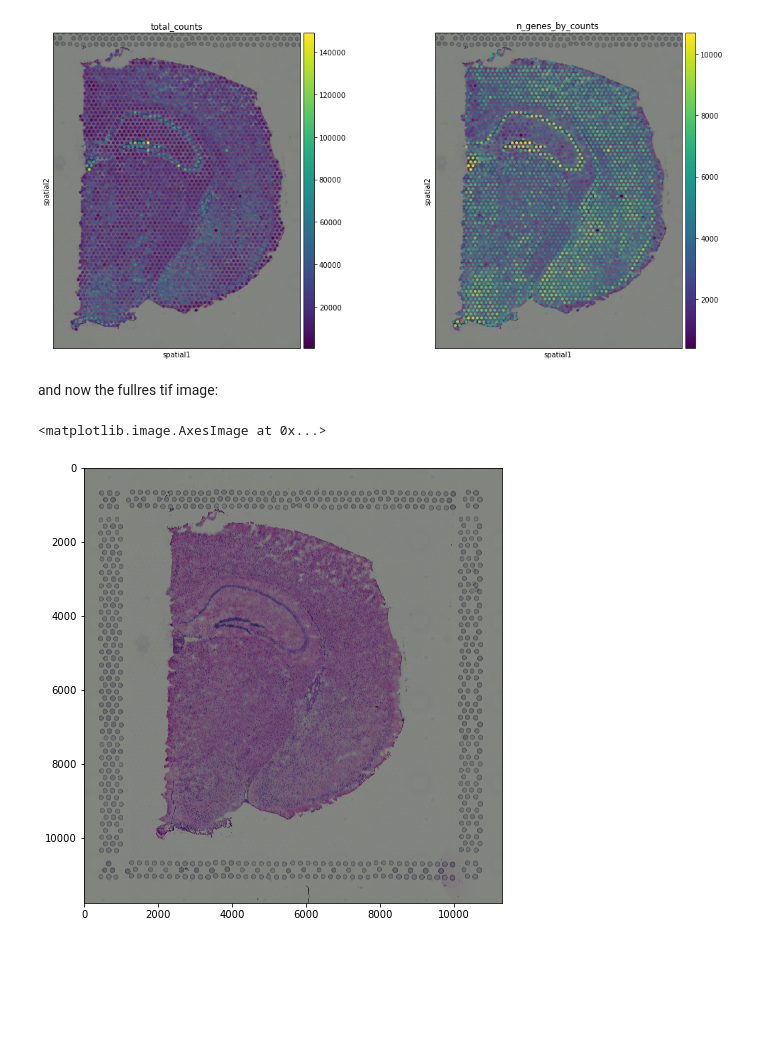
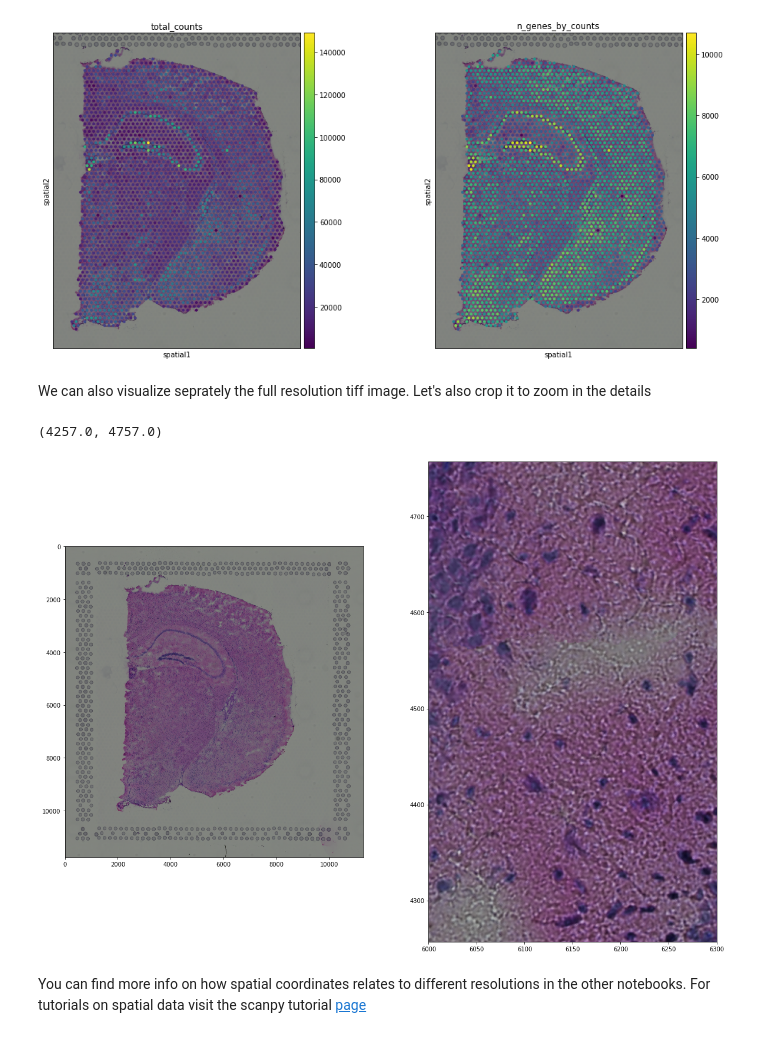
Before and after one commit to scverse/squidpy, a Jupyter notebook: notebooks/available_datasets.ipynb, the cells around one changed output. Saved outputs shown, nothing was run; the diff lists cells and outputs as text; code cells hidden in the pictures; blank space fills up the shorter version.

```diff
--- a/notebooks/available_datasets.ipynb
+++ b/notebooks/available_datasets.ipynb
@@ -13,15 +27,22 @@ In detail, there are the following datasets (`dataset_name` in `dataset_folder`)
 # %%
 import scanpy as sc
 import pandas as pd
+import numpy as np
 import matplotlib.pyplot as plt
 import os
 import imageio
 
+%load_ext autoreload
+%autoreload 2
+%load_ext lab_black
+
 # path to "raw" dataset folder
-BASE_PATH = '../../data' # /storage/groups/ml01/datasets/raw
+BASE_PATH = "/storage/groups/ml01/datasets/raw/20200909_PublicVisium_giovanni.palla"
 # %%
-dataset_name = 'V1_Adult_Mouse_Brain'
-dataset_folder = os.path.join(BASE_PATH, '20191205_10XVisium_MouseBrainCoronal_giovanni.palla')
+dataset_name = "V1_Adult_Mouse_Brain"
+dataset_folder = os.path.join(
+    BASE_PATH, "20191205_10XVisium_MouseBrainCoronal_giovanni.palla"
+)
 # %% [markdown]
 load the data and calculate some basic metrics
 # %%
@@ -57,2 +99,2 @@ load the tiff image
 # %%
-img = imageio.imread(os.path.join(dataset_folder, '{}_image.tif'.format(dataset_name)))
+tiff = imageio.imread(os.path.join(dataset_folder, f"{dataset_name}_image.tif"))
@@ -66,10 +108,23 @@ sc.pl.spatial(adata, img_key="hires", color=["total_counts", "n_genes_by_counts"
 ... storing 'feature_types' as categorical
 ... storing 'genome' as categorical
 [figure]
-# %% [markdown]
-and now the fullres tif image:
-# %%
-plt.imshow(img)
-# %% [output]
-<matplotlib.image.AxesImage at 0x...>
-[figure, removed]
+# %% [markdown]
+We can also visualize seprately the full resolution tiff image. Let's also crop it to zoom in the details
+# %%
+crop_coord = np.asarray([6000, 6300, 7000, 7500])
+
+img_coord = (
+    *crop_coord[:2],
+    *np.ceil(tiff.shape[0] - crop_coord[2:4]).astype(int),
+)
+# %%
+fig, ax = plt.subplots(1, 2, figsize=(20, 15))
+ax[0].imshow(tiff)
+ax[1].imshow(tiff)
+ax[1].set_xlim(img_coord[0], img_coord[1])
+ax[1].set_ylim(img_coord[3], img_coord[2])
+# %% [output]
+(4257.0, 4757.0)
+[figure, added]
+# %% [markdown]
+You can find more info on how spatial coordinates relates to different resolutions in the other notebooks. For tutorials on spatial data visit the scanpy tutorial [page](https://scanpy.readthedocs.io/en/stable/tutorials.html#spatial-data)
```
Also changed, not shown: parts of 13 cells of this notebook, 1 other file.
